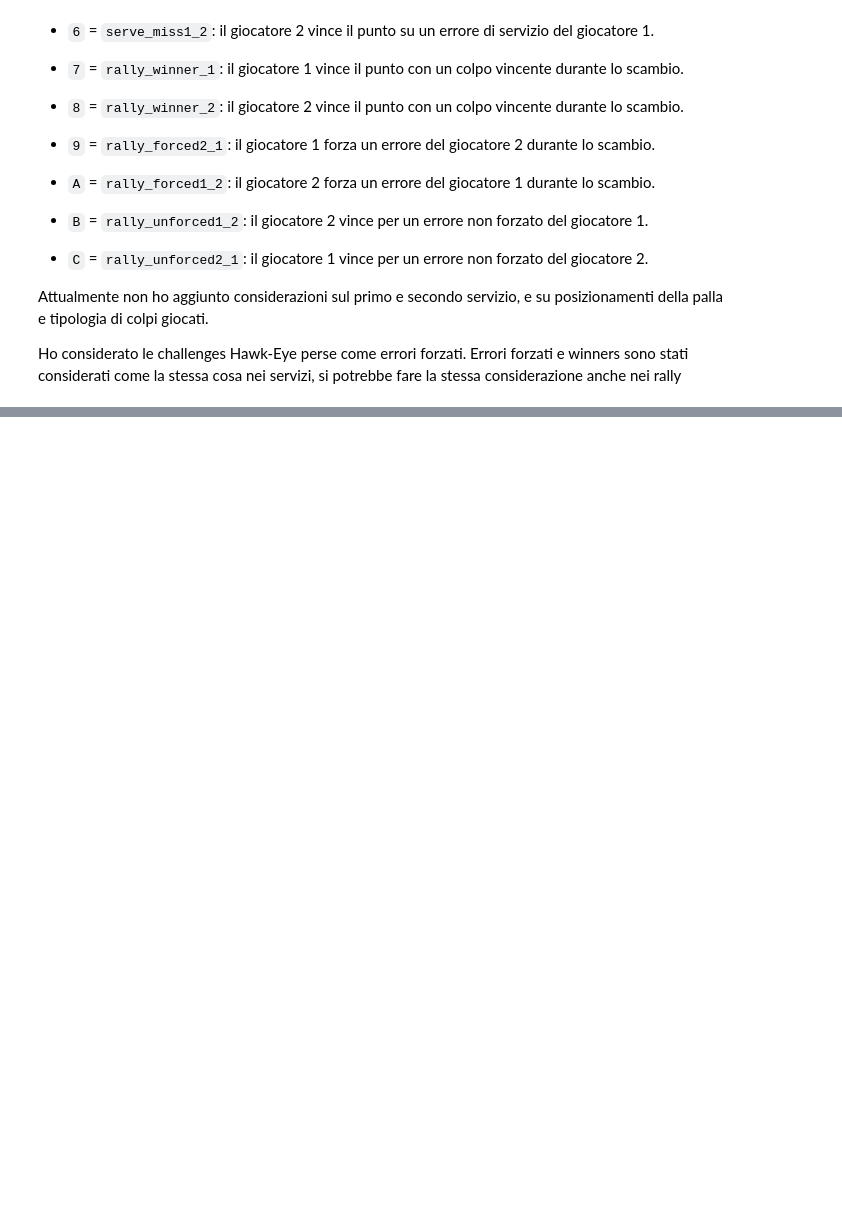
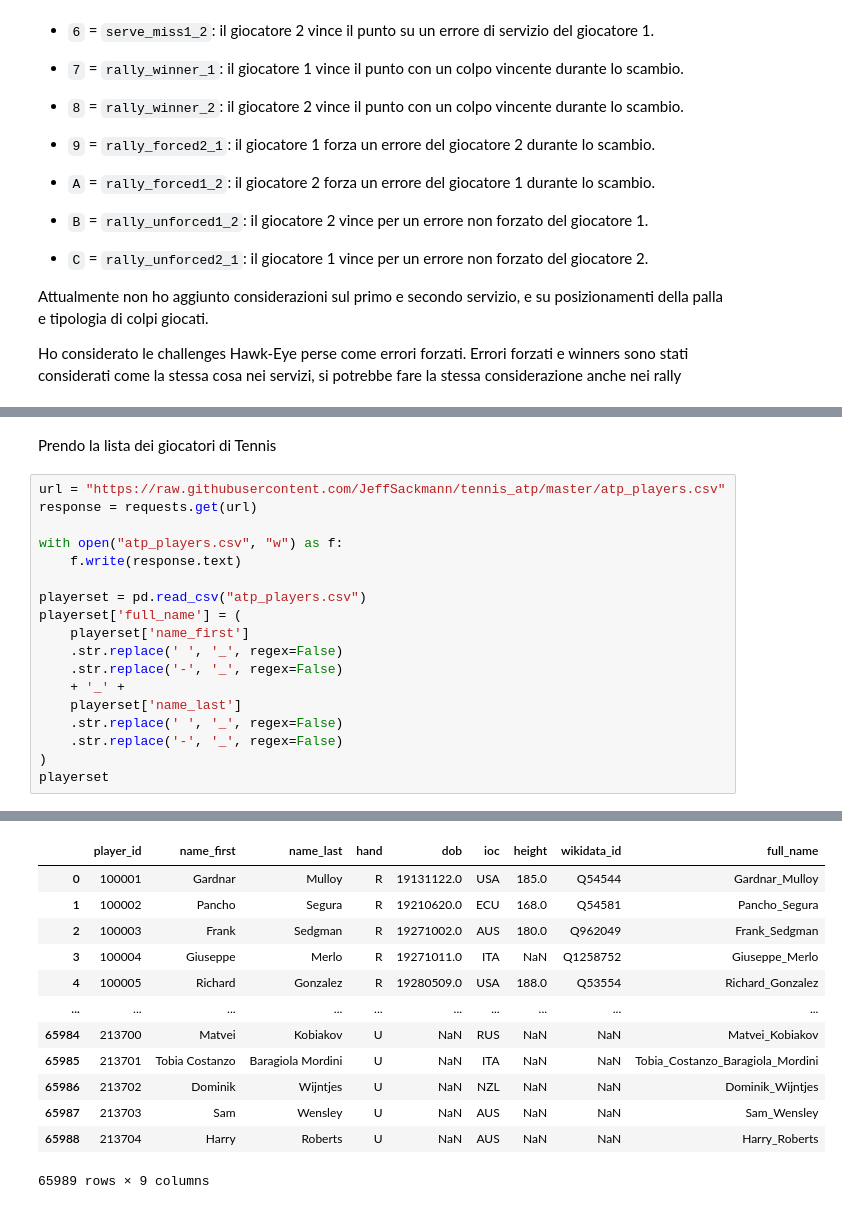
Before and after one commit to oraziotorre/MomentumShiftAI, a Jupyter notebook: ModelDevelopment.ipynb, the cells around one changed output, grey strips where cells are left out. Saved outputs shown, nothing was run; the diff lists cells and outputs as text; blank space fills up the shorter version.

```diff
--- a/ModelDevelopment.ipynb
+++ b/ModelDevelopment.ipynb
@@ -382,0 +439,21 @@ KeyError: 'GmWinner'
+# %% [markdown]
+Prendo la lista dei giocatori di Tennis
+# %%
+url = "https://raw.githubusercontent.com/JeffSackmann/tennis_atp/master/atp_players.csv"
+response = requests.get(url)
+
+with open("atp_players.csv", "w") as f:
+    f.write(response.text)
+
+playerset = pd.read_csv("atp_players.csv")
+playerset['full_name'] = (
+    playerset['name_first']
+    .str.replace(' ', '_', regex=False)
+    .str.replace('-', '_', regex=False)
+    + '_' +
+    playerset['name_last']
+    .str.replace(' ', '_', regex=False)
+    .str.replace('-', '_', regex=False)
+)
+playerset
+# %% [output]
@@ -382,0 +461,13 @@ KeyError: 'GmWinner'
+|  | player_id | name_first | name_last | hand | dob | ioc | height | wikidata_id | full_name |
+| 0 | 100001 | Gardnar | Mulloy | R | 19131122.0 | USA | 185.0 | Q54544 | Gardnar_Mulloy |
+| 1 | 100002 | Pancho | Segura | R | 19210620.0 | ECU | 168.0 | Q54581 | Pancho_Segura |
+| 2 | 100003 | Frank | Sedgman | R | 19271002.0 | AUS | 180.0 | Q962049 | Frank_Sedgman |
+| 3 | 100004 | Giuseppe | Merlo | R | 19271011.0 | ITA | NaN | Q1258752 | Giuseppe_Merlo |
+| 4 | 100005 | Richard | Gonzalez | R | 19280509.0 | USA | 188.0 | Q53554 | Richard_Gonzalez |
+| ... | ... | ... | ... | ... | ... | ... | ... | ... | ... |
+| 65984 | 213700 | Matvei | Kobiakov | U | NaN | RUS | NaN | NaN | Matvei_Kobiakov |
+| 65985 | 213701 | Tobia Costanzo | Baragiola Mordini | U | NaN | ITA | NaN | NaN | Tobia_Costanzo_Baragiola_Mordini |
+| 65986 | 213702 | Dominik | Wijntjes | U | NaN | NZL | NaN | NaN | Dominik_Wijntjes |
+| 65987 | 213703 | Sam | Wensley | U | NaN | AUS | NaN | NaN | Sam_Wensley |
+| 65988 | 213704 | Harry | Roberts | U | NaN | AUS | NaN | NaN | Harry_Roberts |
+65989 rows × 9 columns
```
Also changed, not shown: parts of 22 cells of this notebook.
